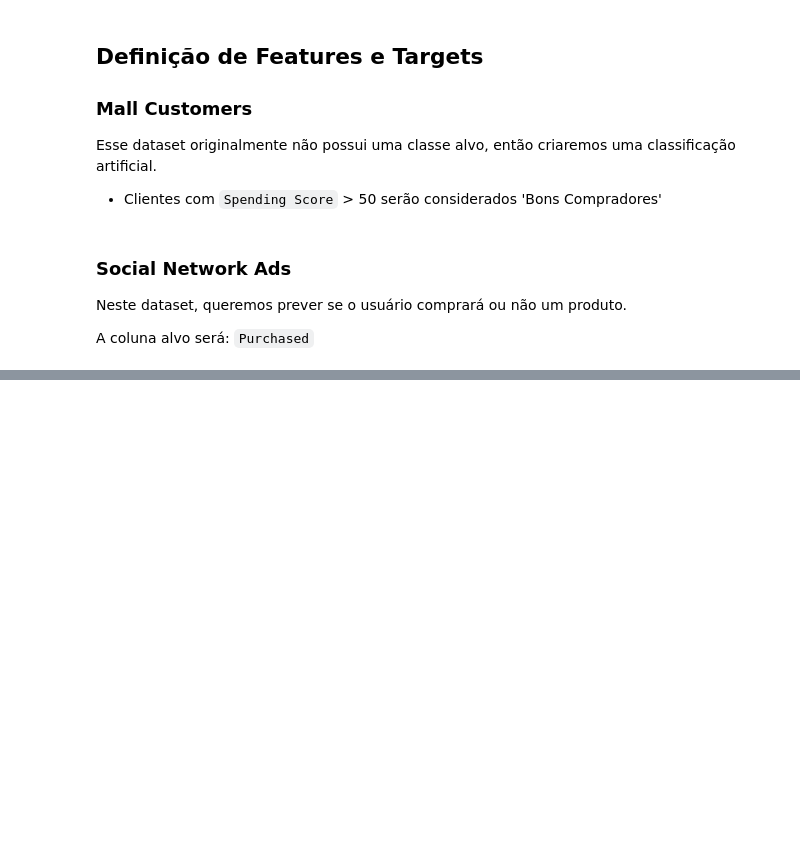
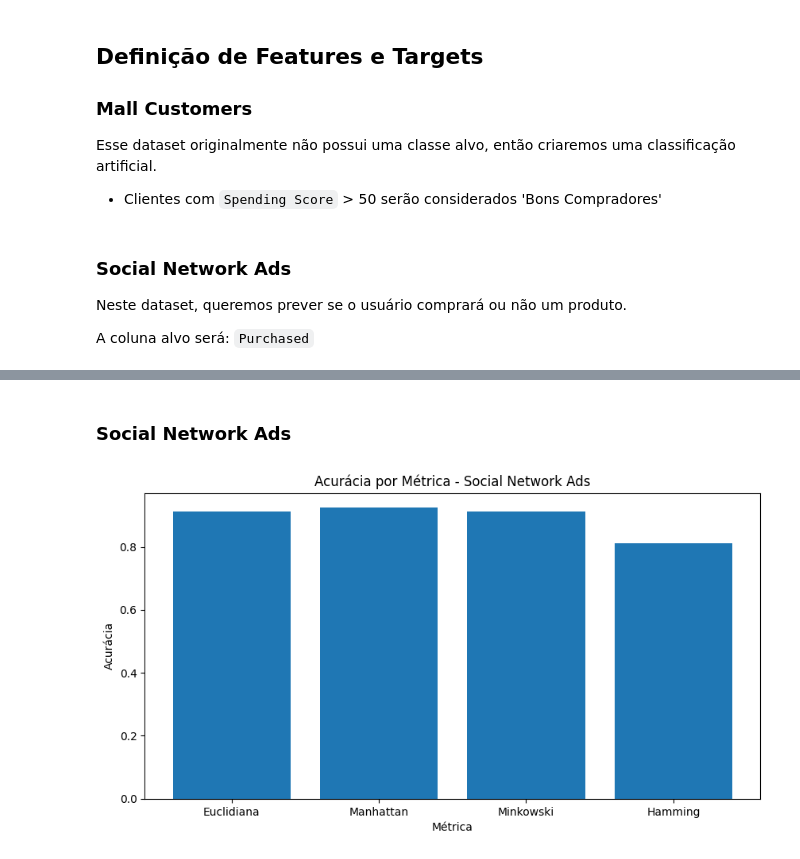
Before and after one commit to gustavo-m-xavier/knn-lab, a Jupyter notebook: notebooks/example.ipynb, the cells around one changed output, grey strips where cells are left out. Drawn from its saved outputs; the diff is of its cells as text; code cells hidden in the pictures; blank space fills up the shorter version.

```diff
--- a/notebooks/example.ipynb
+++ b/notebooks/example.ipynb
@@ -144,0 +316,30 @@ y_social = social_df['Purchased'].values
+# %%
+results_social = {}
+
+for metric_name, distance_function in distance_metrics.items():
+
+    print(f'\n===== MÉTRICA: {metric_name} =====')
+
+    model = KNN(
+        distance_formula=distance_function,
+        neighbors=9,
+        k_value_strategy='ideal'
+    )
+
+    model.fit(X_train_social, y_train_social)
+
+    predictions = model.predict(X_test_social)
+
+    accuracy = knn_accuracy(y_test_social, predictions)
+
+    results_social[metric_name] = accuracy
+
+    print(f'Acurácia: {accuracy:.4f}')
+
+    comparison = knn_compare(
+        X_test_social,
+        y_test_social,
+        predictions
+    )
+
+    display(comparison.head())
@@ -144,0 +395,14 @@ y_social = social_df['Purchased'].values
+# %% [markdown]
+### Social Network Ads
+# %%
+plt.figure(figsize=(10, 5))
+
+plt.bar(results_social.keys(), results_social.values())
+
+plt.title('Acurácia por Métrica - Social Network Ads')
+plt.xlabel('Métrica')
+plt.ylabel('Acurácia')
+
+plt.show()
+# %% [output]
+[figure, added]
```
Also changed, not shown: parts of 31 cells of this notebook.
